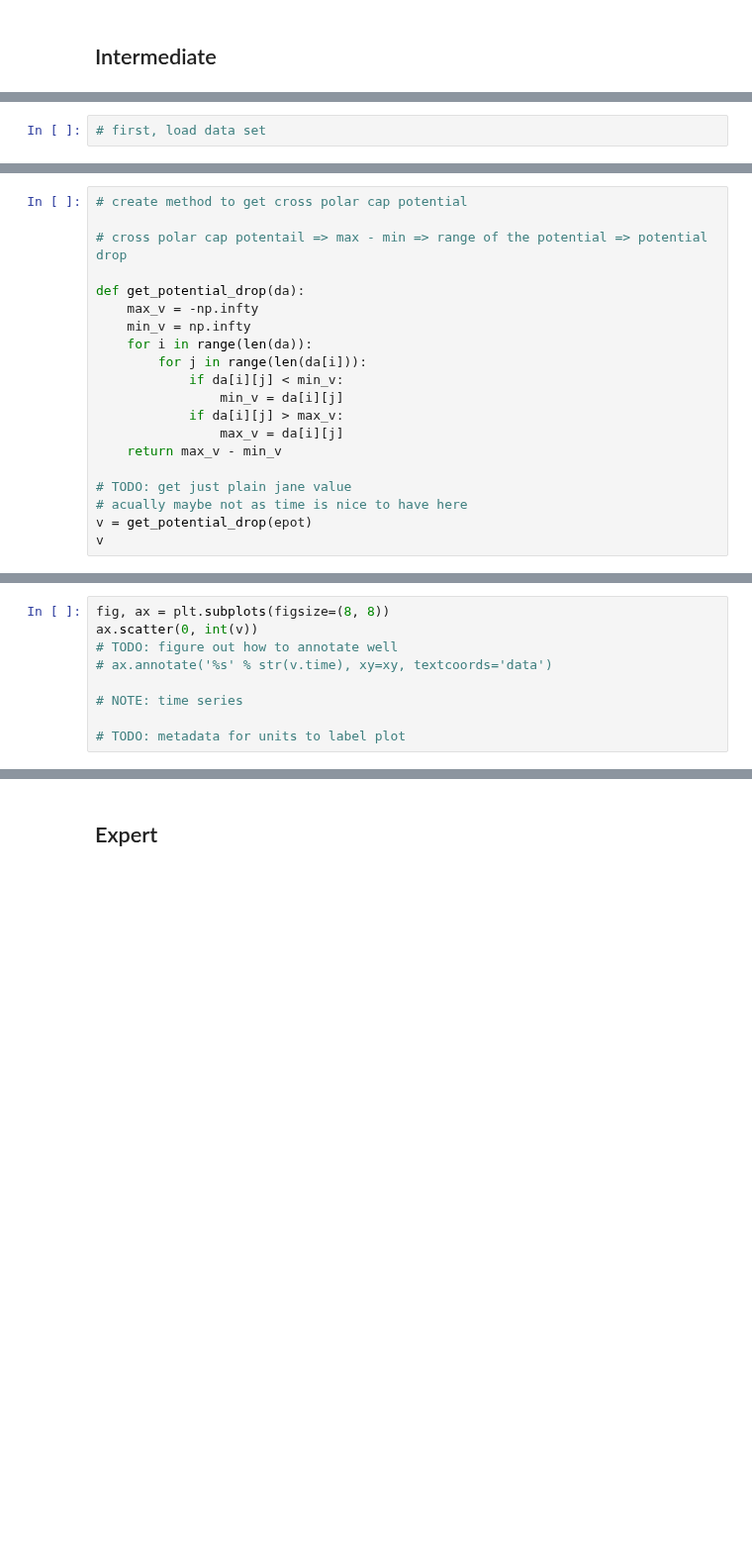
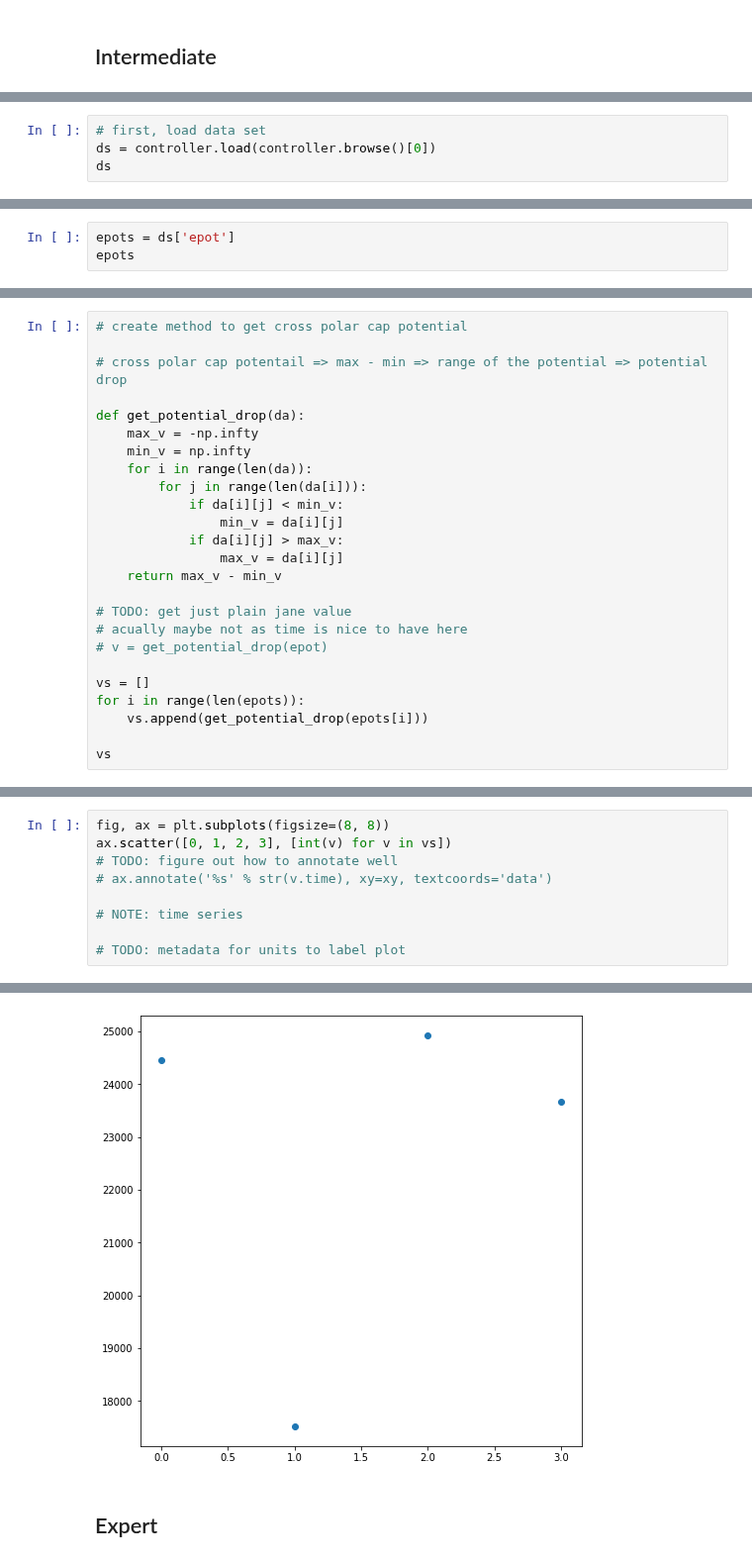
Before and after one commit to AMGeO-Collaboration/Earthcube-Meeting-2021, a Jupyter notebook: notebooks/WM_0_Developing An API For AMGeO Users.ipynb, the cells around one changed output, grey strips where cells are left out. Shown at 99% size. Drawn from its saved outputs; the diff is of its cells as text; blank space fills up the shorter version.

```diff
--- a/notebooks/WM_0_Developing An API For AMGeO Users.ipynb
+++ b/notebooks/WM_0_Developing An API For AMGeO Users.ipynb
@@ -228,2 +310,4 @@ controller.browse()
 # %%
 # first, load data set
+ds = controller.load(controller.browse()[0])
+ds
@@ -229,0 +333,3 @@ controller.browse()
+# %%
+epots = ds['epot']
+epots
@@ -245,5 +369,10 @@ def get_potential_drop(da):
 
 # TODO: get just plain jane value
 # acually maybe not as time is nice to have here
-v = get_potential_drop(epot)
-v
+# v = get_potential_drop(epot)
+
+vs = []
+for i in range(len(epots)):
+    vs.append(get_potential_drop(epots[i]))
+
+vs
@@ -250,9 +396,10 @@ v
 # %%
 fig, ax = plt.subplots(figsize=(8, 8))
-ax.scatter(0, int(v))
+ax.scatter([0, 1, 2, 3], [int(v) for v in vs])
 # TODO: figure out how to annotate well
 # ax.annotate('%s' % str(v.time), xy=xy, textcoords='data')
 
 # NOTE: time series
 
 # TODO: metadata for units to label plot
+# %% [output]
@@ -259,2 +407,3 @@ ax.scatter(0, int(v))
+[figure, added]
 # %% [markdown]
 ## Expert
```
Also changed, not shown: parts of 31 cells of this notebook, 18 other files.
